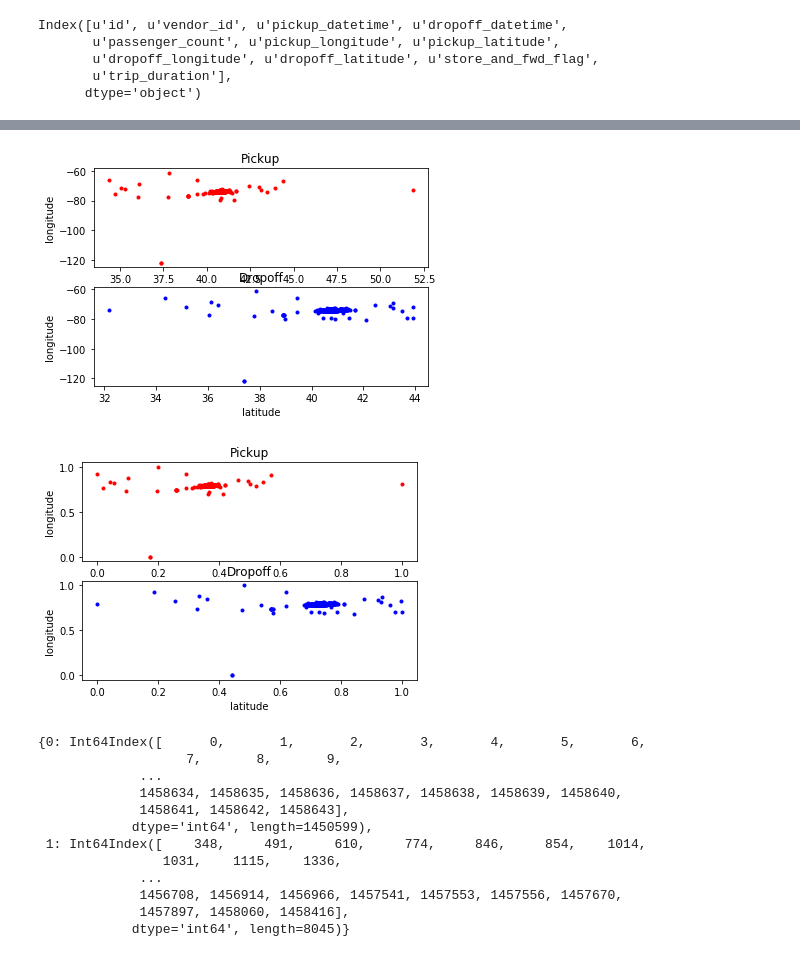
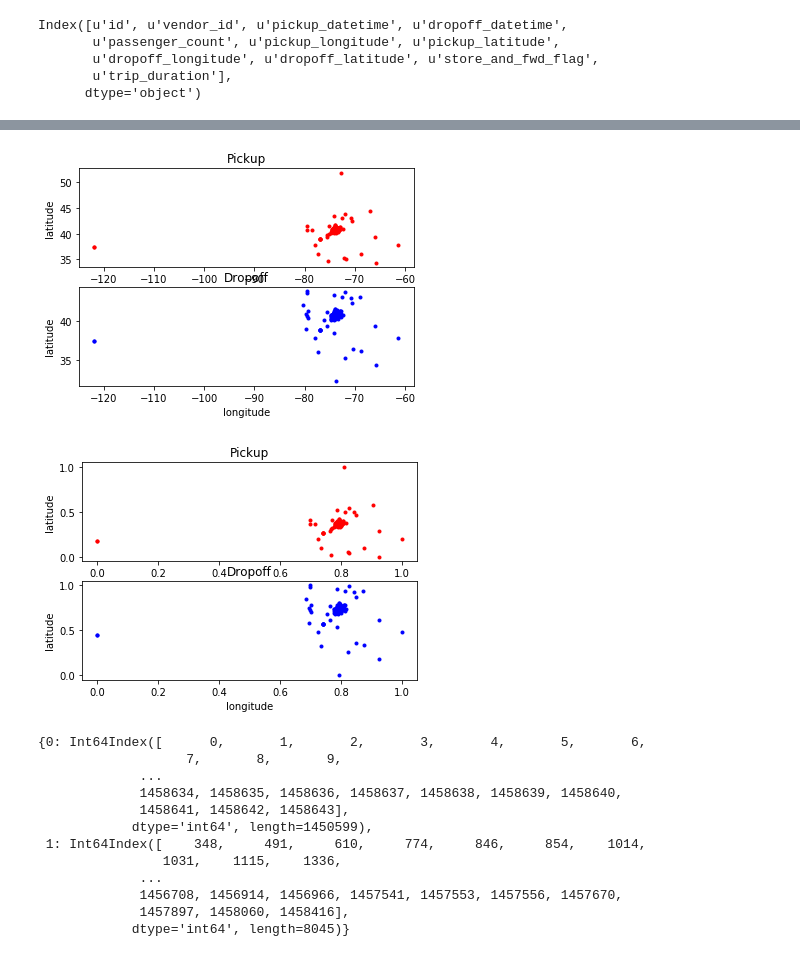
Before and after one commit to suryasumukh/nyc-taxi-trip-duration, a Jupyter notebook: notebooks/data-exploration.ipynb, the cells around one changed output, grey strips where cells are left out. Drawn from its saved outputs; the diff is of its cells as text; code cells hidden in the pictures.

```diff
--- a/notebooks/data-exploration.ipynb
+++ b/notebooks/data-exploration.ipynb
@@ -36,0 +39,7 @@ data['pickup_yr'] = map(lambda dt: dt.year, data['pickup_datetime'])
+# %%
+from pandas.tseries.holiday import USFederalHolidayCalendar
+from datetime import datetime
+
+cal = USFederalHolidayCalendar()
+holidays = cal.holidays(start=datetime(2015, 12, 31),
+                        end=datetime(2017, 1, 1))
@@ -36,0 +53,2 @@ data['pickup_yr'] = map(lambda dt: dt.year, data['pickup_datetime'])
+# %%
+data['holiday'] = (data['pickup_datetime'].dt.date.astype('datetime64').isin(holidays)).astype(int)
@@ -36,0 +57,11 @@ data['pickup_yr'] = map(lambda dt: dt.year, data['pickup_datetime'])
+# %%
+def distance(positions):
+    lats = [(positions[0], 0.0), (positions[2], 0.0)]
+    longs = [(0.0, positions[1]), (0.0, positions[3])]
+    dist = (haversine(lats[0], lats[1]) + haversine(longs[0], longs[1]))/1000
+    return dist
+# %%
+y = data[[u'pickup_latitude', u'pickup_longitude',
+          u'dropoff_latitude', u'dropoff_longitude']]
+
+data['h_dist'] = map(lambda pos: distance(pos), y.as_matrix())
@@ -48,17 +90,17 @@ Index([u'id', u'vendor_id', u'pickup_datetime', u'dropoff_datetime',
       dtype='object')
 # %%
 plt.subplot(2, 1, 1)
-plt.plot(data['pickup_latitude'], data['pickup_longitude'], 'r.')
-plt.ylabel('longitude')
+plt.plot(data['pickup_longitude'], data['pickup_latitude'], 'r.')
+plt.ylabel('latitude')
 plt.title('Pickup')
 plt.subplot(2, 1, 2)
-plt.plot(data['dropoff_latitude'], data['dropoff_longitude'], 'b.')
-plt.ylabel('longitude')
-plt.xlabel('latitude')
+plt.plot(data['dropoff_longitude'], data['dropoff_latitude'], 'b.')
+plt.ylabel('latitude')
+plt.xlabel('longitude')
 plt.title('Dropoff')
 plt.show()
 # %% [output]
-[figure, old version]
+[figure, new version]
 # %%
 data['s_pickup_latitude'] = (data['pickup_latitude'] - data['pickup_latitude'].min())/(data['pickup_latitude'].max() - data['pickup_latitude'].min())
 data['s_pickup_longitude'] = (data['pickup_longitude'] - data['pickup_longitude'].min())/(data['pickup_longitude'].max() - data['pickup_longitude'].min())
@@ -67,17 +109,17 @@ data['s_dropoff_latitude'] = (data['dropoff_latitude'] - data['dropoff_latitude'
 data['s_dropoff_longitude'] = (data['dropoff_longitude'] - data['dropoff_longitude'].min())/(data['dropoff_longitude'].max() - data['dropoff_longitude'].min())
 # %%
 plt.subplot(2, 1, 1)
-plt.plot(data['s_pickup_latitude'], data['s_pickup_longitude'], 'r.')
-plt.ylabel('longitude')
+plt.plot(data['s_pickup_longitude'], data['s_pickup_latitude'], 'r.')
+plt.ylabel('latitude')
 plt.title('Pickup')
 plt.subplot(2, 1, 2)
-plt.plot(data['s_dropoff_latitude'], data['s_dropoff_longitude'], 'b.')
-plt.ylabel('longitude')
-plt.xlabel('latitude')
+plt.plot(data['s_dropoff_longitude'], data['s_dropoff_latitude'], 'b.')
+plt.ylabel('latitude')
+plt.xlabel('longitude')
 plt.title('Dropoff')
 plt.show()
 # %% [output]
-[figure, old version]
+[figure, new version]
 # %%
 data['flag'] = (data['store_and_fwd_flag'] == 'Y').astype(int)
 # %%
```
Also changed, not shown: parts of 9 cells of this notebook, 3 other files.
